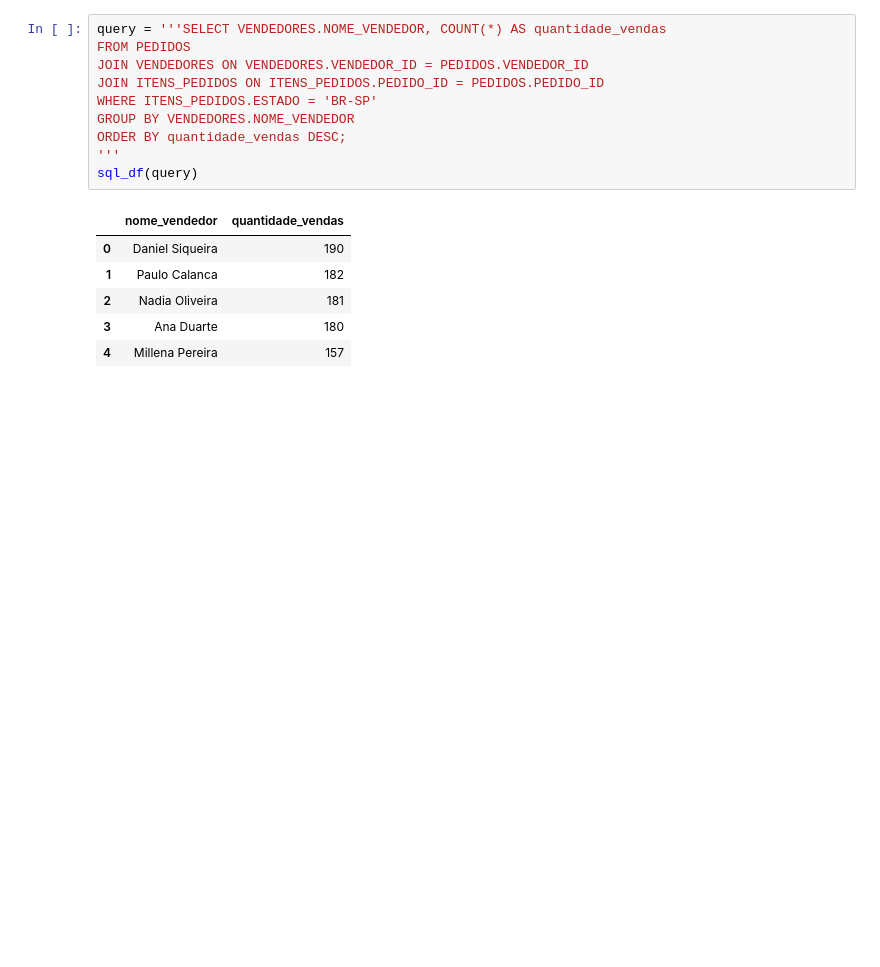
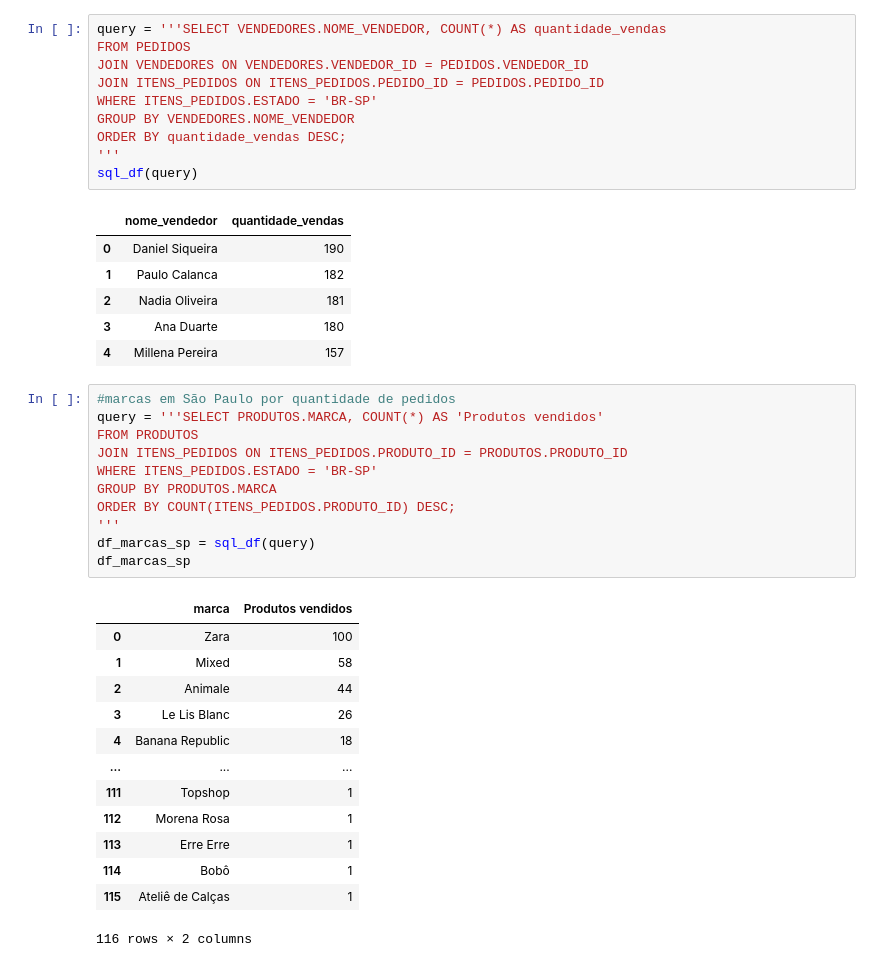
Before and after one commit to Cr0l3y/PythonSQL_loja, a Jupyter notebook: Notebook_Meteora.ipynb, the cells around one changed output. Cells and saved outputs as stored; diff of their text form; blank space fills up the shorter version.

Commit message:
QTD_pedido_+sale_dezBrazil

```diff
--- a/Notebook_Meteora.ipynb
+++ b/Notebook_Meteora.ipynb
@@ -347,3 +347,28 @@ sql_df(query)
 | 2 | Nadia Oliveira | 181 |
 | 3 | Ana Duarte | 180 |
 | 4 | Millena Pereira | 157 |
+# %%
+#marcas em São Paulo por quantidade de pedidos
+query = '''SELECT PRODUTOS.MARCA, COUNT(*) AS 'Produtos vendidos'
+FROM PRODUTOS
+JOIN ITENS_PEDIDOS ON ITENS_PEDIDOS.PRODUTO_ID = PRODUTOS.PRODUTO_ID
+WHERE ITENS_PEDIDOS.ESTADO = 'BR-SP'
+GROUP BY PRODUTOS.MARCA
+ORDER BY COUNT(ITENS_PEDIDOS.PRODUTO_ID) DESC;
+'''
+df_marcas_sp = sql_df(query)
+df_marcas_sp
+# %% [output]
+|  | marca | Produtos vendidos |
+| 0 | Zara | 100 |
+| 1 | Mixed | 58 |
+| 2 | Animale | 44 |
+| 3 | Le Lis Blanc | 26 |
+| 4 | Banana Republic | 18 |
+| ... | ... | ... |
+| 111 | Topshop | 1 |
+| 112 | Morena Rosa | 1 |
+| 113 | Erre Erre | 1 |
+| 114 | Bobô | 1 |
+| 115 | Ateliê de Calças | 1 |
+116 rows × 2 columns
```
Also changed, not shown: parts of 1 cell of this notebook.
